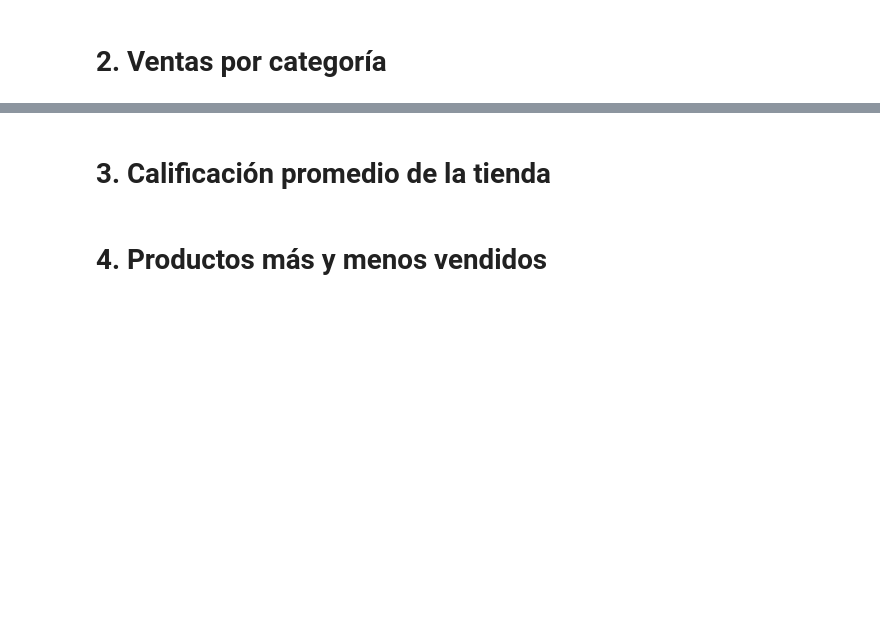
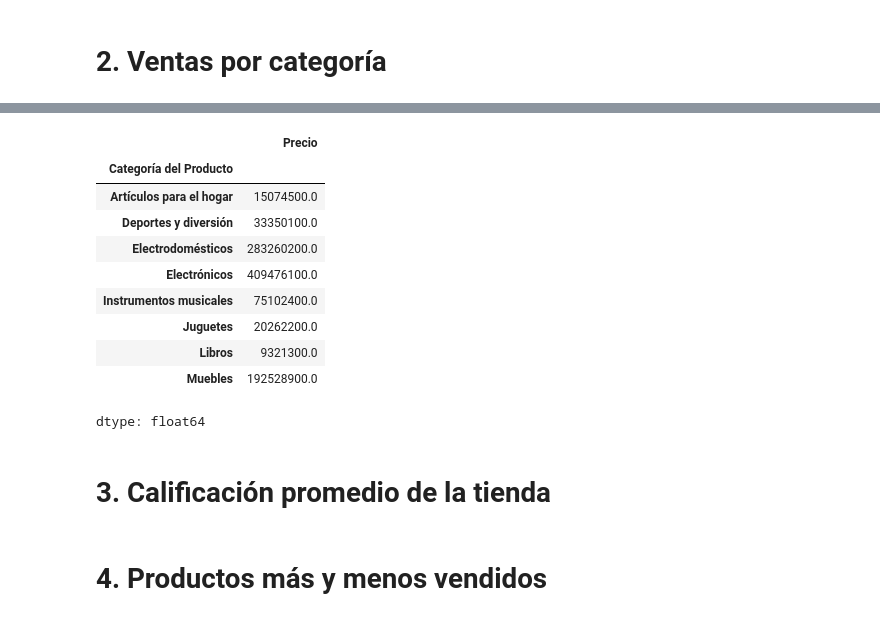
Before and after one commit to Gaby46Pe/AprendiendoGit, a Jupyter notebook: AluraStoreLatam.ipynb, the cells around one changed output, grey strips where cells are left out. Saved outputs shown, nothing was run; the diff lists cells and outputs as text; code cells hidden in the pictures; blank space fills up the shorter version.

```diff
--- a/AluraStoreLatam.ipynb
+++ b/AluraStoreLatam.ipynb
@@ -249,0 +299,14 @@ np.float64(1038375700.0)
+# %%
+tienda4.groupby('Categoría del Producto')['Precio'].sum()
+# %% [output]
+|  | Precio |
+| Categoría del Producto |  |
+| Artículos para el hogar | 15074500.0 |
+| Deportes y diversión | 33350100.0 |
+| Electrodomésticos | 283260200.0 |
+| Electrónicos | 409476100.0 |
+| Instrumentos musicales | 75102400.0 |
+| Juguetes | 20262200.0 |
+| Libros | 9321300.0 |
+| Muebles | 192528900.0 |
+dtype: float64
```
Also changed, not shown: parts of 6 cells of this notebook.
